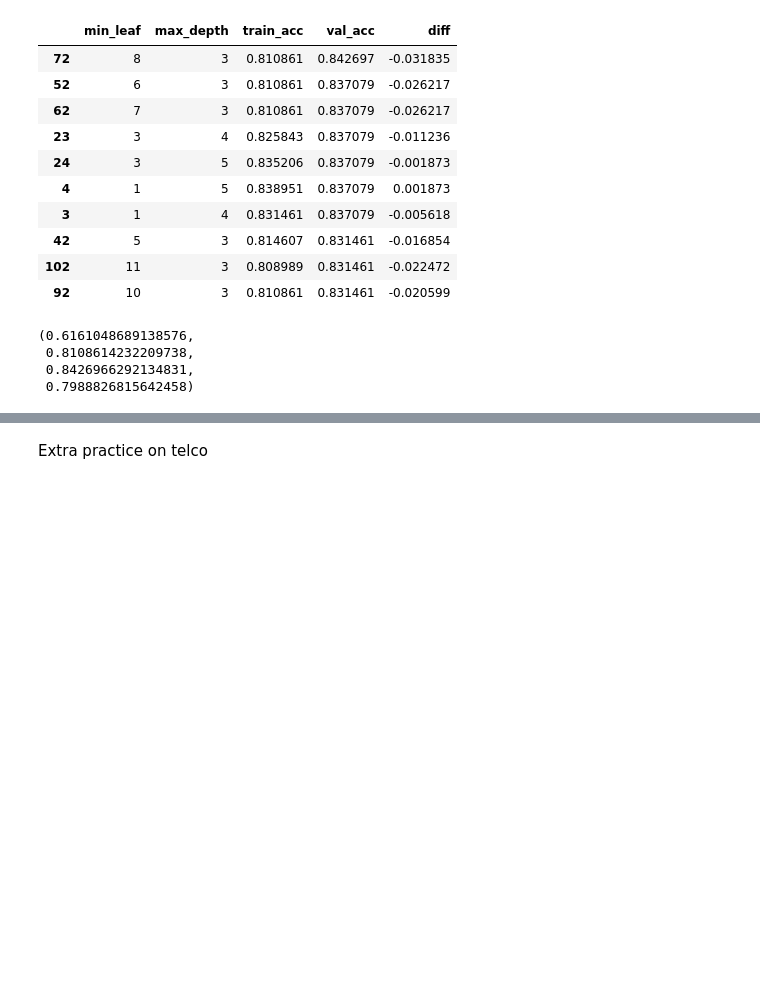
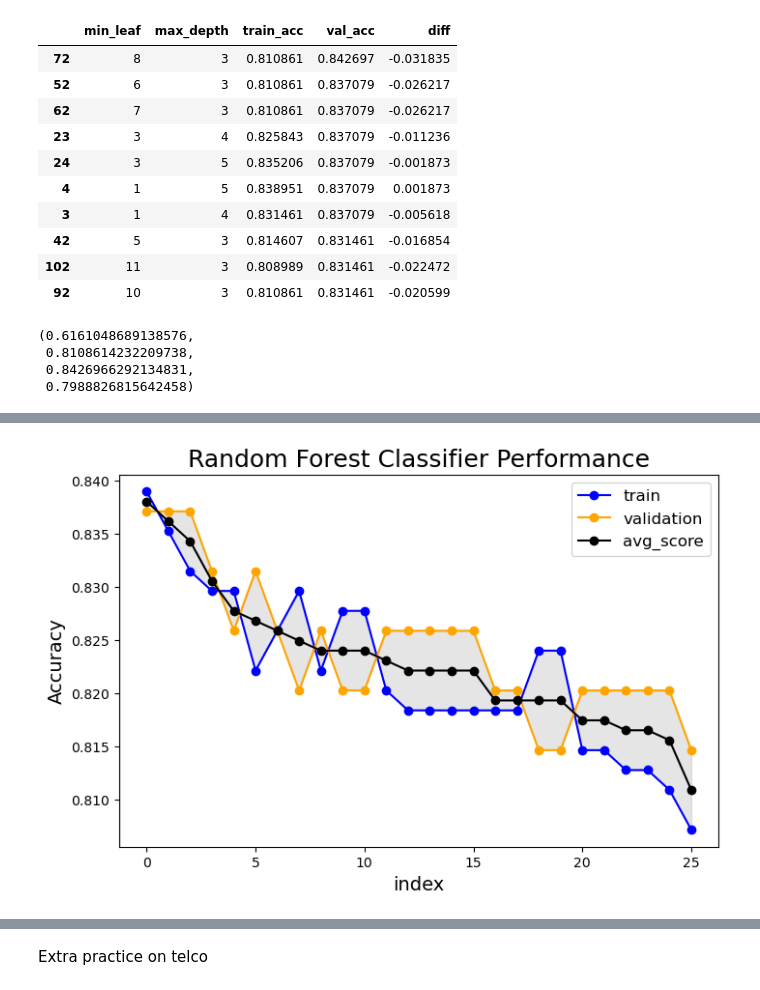
Before and after one commit to tkephart96/classification-exercises, a Jupyter notebook: random_forests.ipynb, the cells around one changed output, grey strips where cells are left out. Cells and saved outputs as stored; diff of their text form; code cells hidden in the pictures; blank space fills up the shorter version.

Commit message:
played around with plotting

```diff
--- a/random_forests.ipynb
+++ b/random_forests.ipynb
@@ -248,3 +248,29 @@ baseline,rf.score(Xtr,ytr),rf.score(Xv,yv),rf.score(Xt,yt)
  0.8108614232209738,
  0.8426966292134831,
  0.7988826815642458)
+# %%
+# from Andy (modified)
+def random_forest_scores(Xtr, ytr, Xv, yv):
+    #define variables
+    metrics = []
+    for leaf, depth in itertools.product(range(1,11), range(1,11)):
+        rf = RandomForestClassifier(min_samples_leaf=leaf, max_depth=depth,random_state=42)
+        rf.fit(Xtr, ytr)
+        train_score = rf.score(Xtr, ytr)
+        validate_score = rf.score(Xv, yv)
+        # table-ize
+        output = {
+            'min_leaf':leaf,
+            'max_depth':depth,
+            'train_score':train_score,
+            'validate_score':validate_score
+        }
+        metrics.append(output)
+    #Put results into a dataframe
+    df = pd.DataFrame(metrics)
+    # Calculate the difference between the train and validation scores
+    df['diff_score'] = abs(df.train_score - df.validate_score)
+    df['avg_score'] = (df.train_score + df.validate_score)/2
+    return df
+# %%
+rf_scores = random_forest_scores(Xtr,ytr,Xv,yv)
@@ -250,0 +293,15 @@ baseline,rf.score(Xtr,ytr),rf.score(Xv,yv),rf.score(Xt,yt)
+# %%
+rf_sorted = rf_scores[(rf_scores.diff_score<.01)&(rf_scores.avg_score>.8)].sort_values(['avg_score', 'diff_score'], ascending=[False, True]).reset_index()
+# plot from Andy (modified)
+plt.figure(figsize=(8, 5))
+plt.plot(rf_sorted.index, rf_sorted.train_score, label='train', marker='o', color='blue')
+plt.plot(rf_sorted.index, rf_sorted.validate_score, label='validation', marker='o', color='orange')
+plt.fill_between(rf_sorted.index, rf_sorted.train_score, rf_sorted.validate_score, alpha=0.2, color='gray')
+plt.plot(rf_sorted.index, rf_sorted.avg_score, label='avg_score', marker='o', color='black')
+plt.xlabel('index', fontsize=14)
+plt.ylabel('Accuracy', fontsize=14)
+plt.title('Random Forest Classifier Performance', fontsize=18)
+plt.legend(fontsize=12)
+plt.show()
+# %% [output]
+[figure, added]
```
Also changed, not shown: parts of 15 cells of this notebook.
